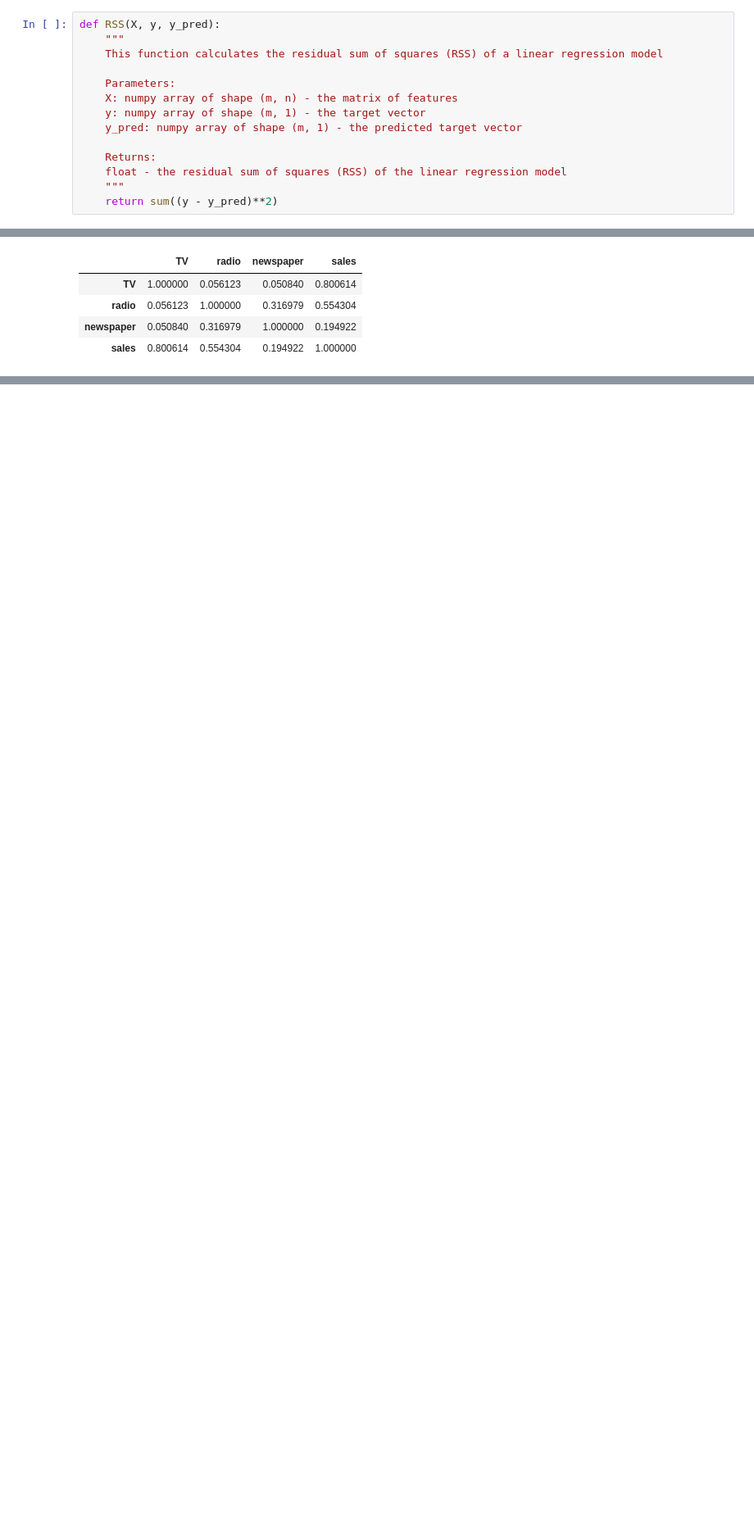
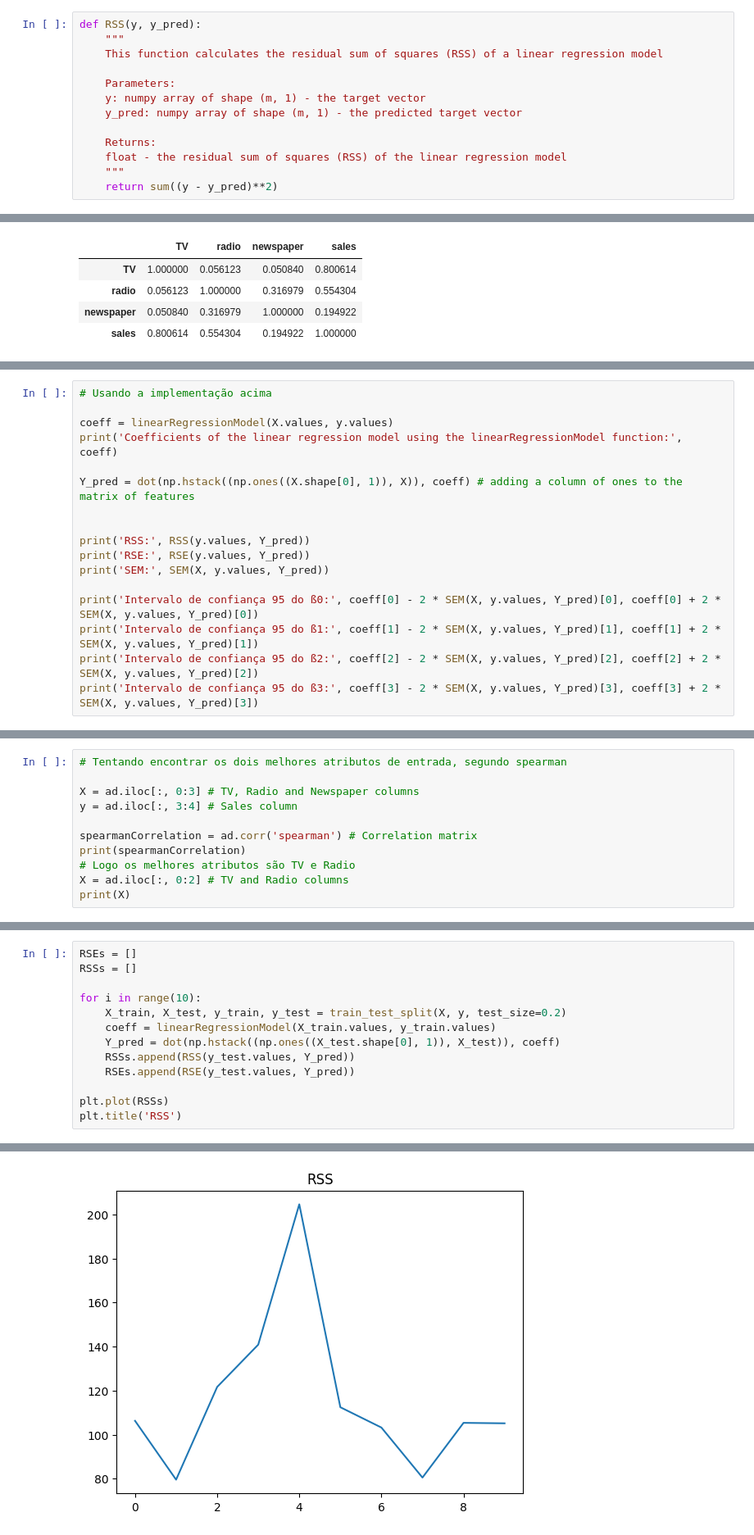
Before and after one commit to manoelmms/IntroMachineLearning, a Jupyter notebook: Tarefa 2 - Regressão Linear/Tarefa 2.ipynb, the cells around one changed output, grey strips where cells are left out. Shown at 82% size. Saved outputs shown, nothing was run; the diff lists cells and outputs as text; blank space fills up the shorter version.

```diff
--- a/Tarefa 2 - Regressão Linear/Tarefa 2.ipynb
+++ b/Tarefa 2 - Regressão Linear/Tarefa 2.ipynb
@@ -33,11 +38,10 @@ def linearRegressionModel(X, y):
     return dot(dot(inv(dot(X.T, X)), X.T), y)
 # %%
-def RSS(X, y, y_pred):
+def RSS(y, y_pred):
     """
     This function calculates the residual sum of squares (RSS) of a linear regression model
 
     Parameters:
-    X: numpy array of shape (m, n) - the matrix of features
     y: numpy array of shape (m, 1) - the target vector
     y_pred: numpy array of shape (m, 1) - the predicted target vector
 
@@ -357,0 +469,17 @@ Coefficients of the linear regression model using the sklearn library without sp
+# %%
+# Usando a implementação acima
+
+coeff = linearRegressionModel(X.values, y.values)
+print('Coefficients of the linear regression model using the linearRegressionModel function:', coeff)
+
+Y_pred = dot(np.hstack((np.ones((X.shape[0], 1)), X)), coeff) # adding a column of ones to the matrix of features
+
+
+print('RSS:', RSS(y.values, Y_pred))
+print('RSE:', RSE(y.values, Y_pred))
+print('SEM:', SEM(X, y.values, Y_pred))
+
+print('Intervalo de confiança 95 do ß0:', coeff[0] - 2 * SEM(X, y.values, Y_pred)[0], coeff[0] + 2 * SEM(X, y.values, Y_pred)[0])
+print('Intervalo de confiança 95 do ß1:', coeff[1] - 2 * SEM(X, y.values, Y_pred)[1], coeff[1] + 2 * SEM(X, y.values, Y_pred)[1])
+print('Intervalo de confiança 95 do ß2:', coeff[2] - 2 * SEM(X, y.values, Y_pred)[2], coeff[2] + 2 * SEM(X, y.values, Y_pred)[2])
+print('Intervalo de confiança 95 do ß3:', coeff[3] - 2 * SEM(X, y.values, Y_pred)[3], coeff[3] + 2 * SEM(X, y.values, Y_pred)[3])
@@ -357,0 +500,11 @@ Coefficients of the linear regression model using the sklearn library without sp
+# %%
+# Tentando encontrar os dois melhores atributos de entrada, segundo spearman
+
+X = ad.iloc[:, 0:3] # TV, Radio and Newspaper columns
+y = ad.iloc[:, 3:4] # Sales column
+
+spearmanCorrelation = ad.corr('spearman') # Correlation matrix
+print(spearmanCorrelation)
+# Logo os melhores atributos são TV e Radio
+X = ad.iloc[:, 0:2] # TV and Radio columns
+print(X)
@@ -357,0 +531,14 @@ Coefficients of the linear regression model using the sklearn library without sp
+# %%
+RSEs = []
+RSSs = []
+
+for i in range(10):
+    X_train, X_test, y_train, y_test = train_test_split(X, y, test_size=0.2)
+    coeff = linearRegressionModel(X_train.values, y_train.values)
+    Y_pred = dot(np.hstack((np.ones((X_test.shape[0], 1)), X_test)), coeff)
+    RSSs.append(RSS(y_test.values, Y_pred))
+    RSEs.append(RSE(y_test.values, Y_pred))
+
+plt.plot(RSSs)
+plt.title('RSS')
+# %% [output]
@@ -357,0 +546 @@ Coefficients of the linear regression model using the sklearn library without sp
+[figure, added]
```
Also changed, not shown: parts of 41 cells of this notebook.
